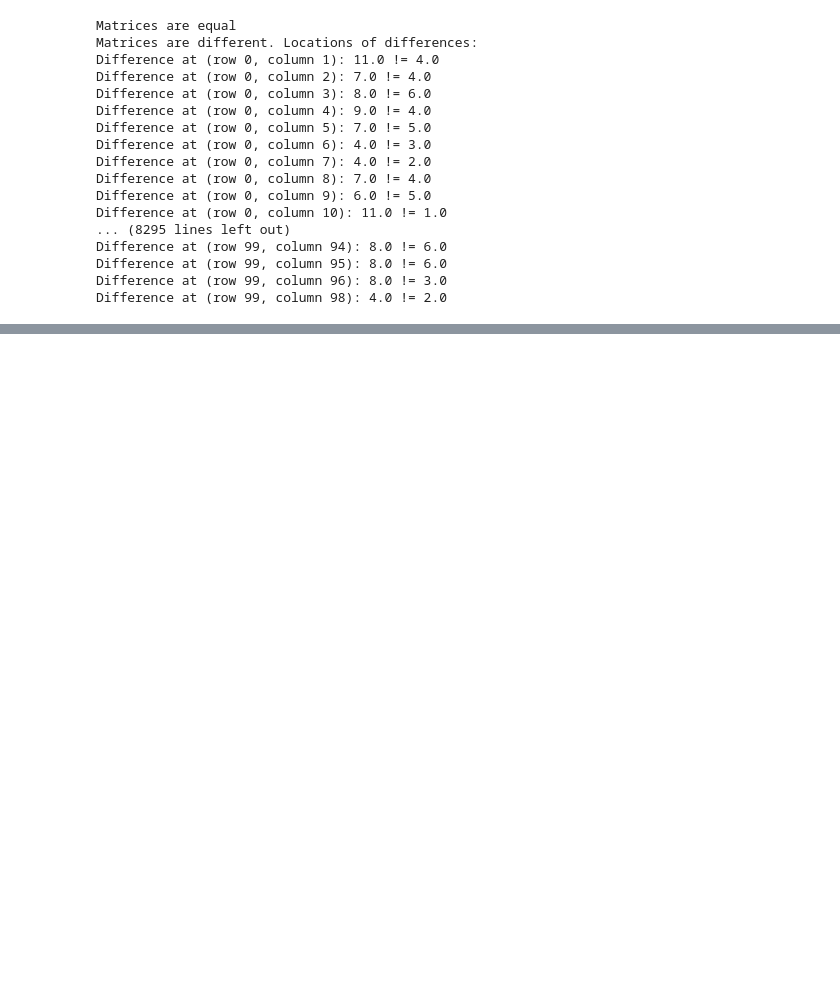
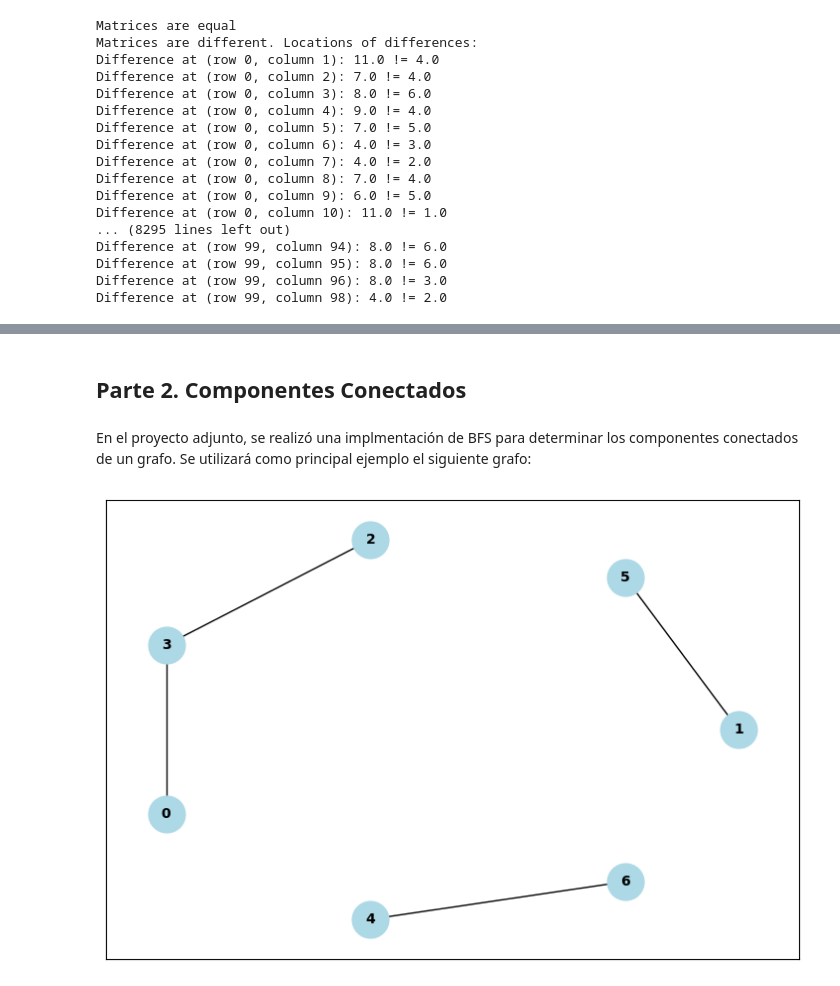
Before and after one commit to omardtl24/DALGO_ISIS1105, a Jupyter notebook: Tareas/Tarea04_Grafos.ipynb, the cells around one changed output, grey strips where cells are left out. Cells and saved outputs as stored; diff of their text form; code cells hidden in the pictures; blank space fills up the shorter version.

Commit message:
Part 2 finished

```diff
--- a/Tareas/Tarea04_Grafos.ipynb
+++ b/Tareas/Tarea04_Grafos.ipynb
@@ -87,7 +87,6 @@ def plot_unweighted_graph(edges, directed=True):
     for edge in edges:
         source, destination = edge
         G.add_edge(source, destination)  # Add the edge without weights
-
     # Use the circular layout algorithm for positioning the nodes
     pos = nx.circular_layout(G)
 
@@ -150,6 +149,9 @@ def read_edge_list_from_file(filename):
             if len(parts) == 3:  # Ensure there are exactly three parts
                 source, destination, cost = map(int, parts)  # Convert strings to integers
                 edges.append((source, destination, cost))  # Add the edge to the list
+            if len(parts) == 2:  # Ensure there are exactly two parts
+                source, destination = map(int, parts)  # Convert strings to integers
+                edges.append((source, destination))  # Add the edge to the list
 
     return edges  # Return the list of edges
 # %% [markdown]
@@ -348,0 +376,9 @@ De ese modo, podemos organizar los tiempos de ejecución en microsegundos en la
+# %% [markdown]
+## Parte 2. Componentes Conectados
+# %% [markdown]
+En el proyecto adjunto, se realizó una implmentación de BFS para determinar los componentes conectados de un grafo. Se utilizará como principal ejemplo el siguiente grafo:
+# %%
+edges = read_edge_list_from_file('Java Projects\GraphsImplementations\data\componentsExample.txt')
+plot_graph(edges,directed=False,weighted=False)
+# %% [output]
+[figure, added]
```
Also changed, not shown: parts of 11 cells of this notebook, 11 other files.
